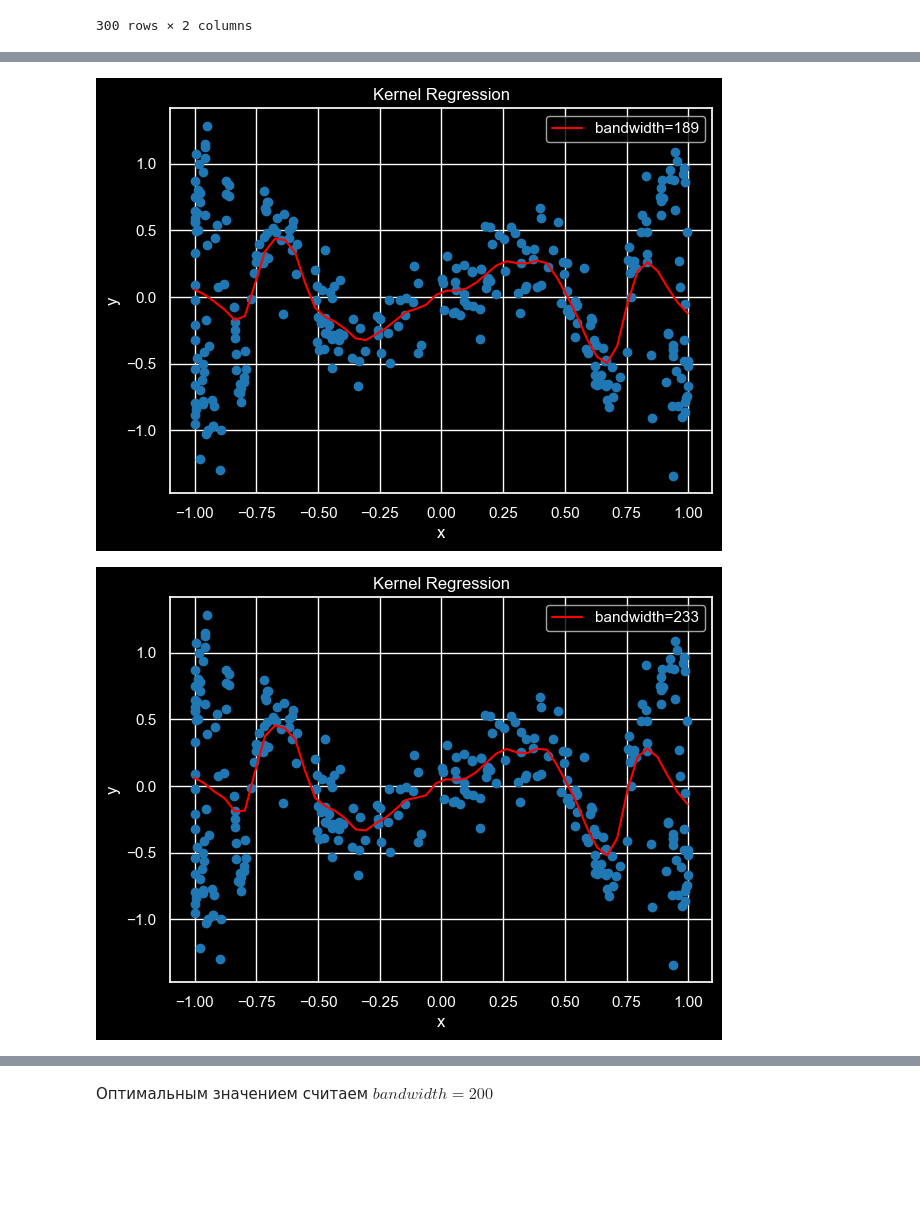
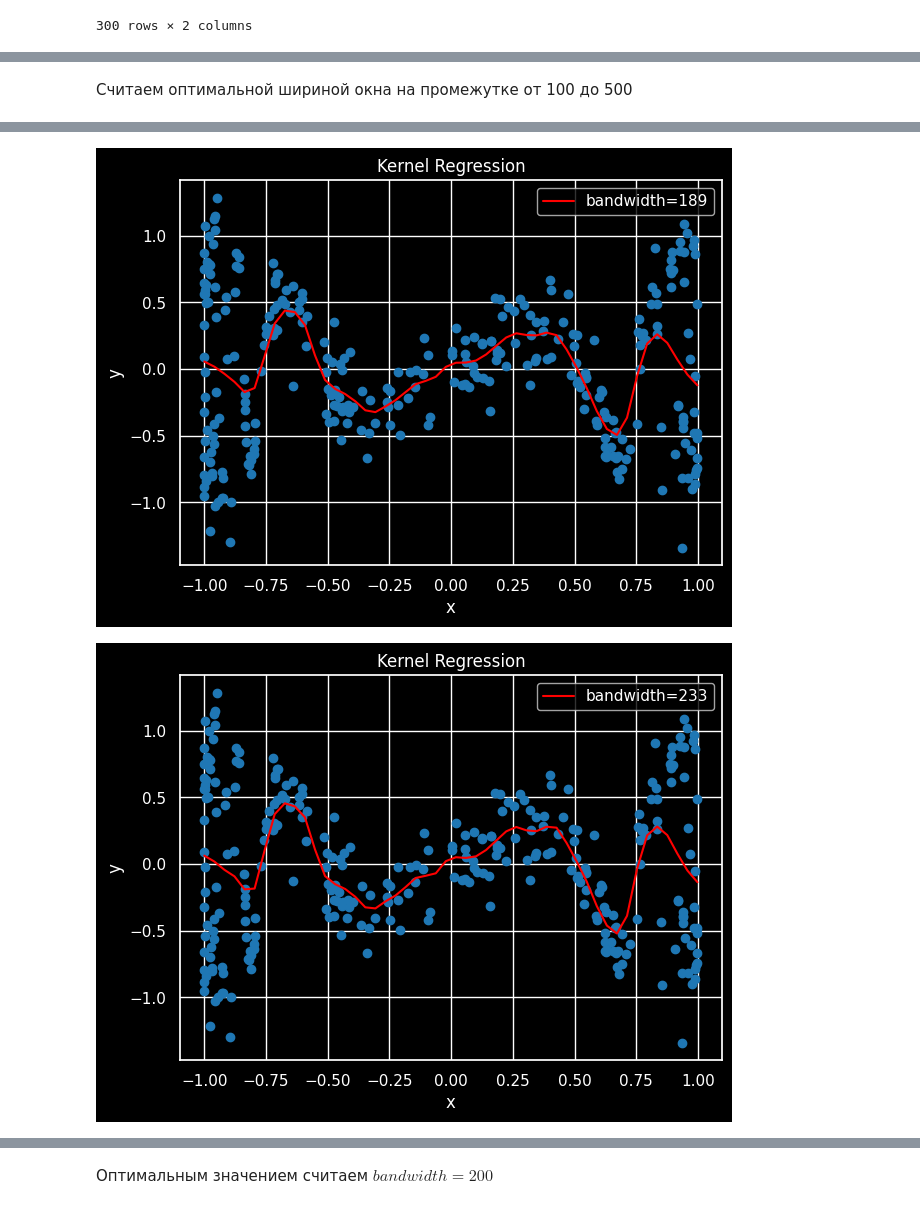
Before and after one commit to voroninip/Statistics, a Jupyter notebook: HW10/HW10.ipynb, the cells around one changed output, grey strips where cells are left out. Saved outputs shown, nothing was run; the diff lists cells and outputs as text; code cells hidden in the pictures; blank space fills up the shorter version.

```diff
--- a/HW10/HW10.ipynb
+++ b/HW10/HW10.ipynb
@@ -39,7 +39,7 @@ data
 | 214 | -0.89 | 14.23 | 0.00 | 2.08 | 73.36 | 0.00 | 8.62 | 1.67 | 0.0 | Head |
 214 rows × 10 columns
 # %%
-x = data['RI']
+x = np.array(data['RI'])
 sns.histplot(x, bins=50, stat='density')
 plt.title("Normalized histogram of RI feature")
 plt.xlabel('RI value');
@@ -142,8 +142,8 @@ data
 | 299 | -0.388703 | -0.475779 |
 300 rows × 2 columns
 # %%
-x = data['x']
-y = data['y']
+x = np.array(data['x'])
+y = np.array(data['y'])
 # %%
 plt.figure(figsize=(10,8))
 plt.scatter(x, y)
@@ -173,7 +158,7 @@ plt.scatter(x, y)
 grid = np.linspace(x.min(), x.max())
 for b in [5, 50, 100, 500, 1000]:
     KR = KernelRegression(gamma=b)
-    KR.fit(np.array(x).reshape(-1, 1), y)
+    KR.fit(x.reshape(-1, 1), y)
     plt.plot(grid, KR.predict(grid.reshape(-1, 1)), label='bandwidth = {}'.format(b))
 
 plt.title("Kernel Regression depending on bandwidth", fontsize=15)
@@ -185,10 +170,12 @@ plt.legend();
+# %% [markdown]
+Считаем оптимальной шириной окна на промежутке от 100 до 500
 # %%
 for b in np.linspace(100, 500, 10):
     plt.figure(figsize=(7, 5))
     plt.title("Kernel Regression")
     plt.scatter(x, y)
     KR = KernelRegression(gamma=b)
-    KR.fit(np.array(x).reshape(-1, 1), y)
+    KR.fit(x.reshape(-1, 1), y)
     plt.plot(grid, KR.predict(grid.reshape(-1, 1)), label='bandwidth=%.0f' %b, color='red')
     plt.xlabel('x')
     plt.ylabel('y')
@@ -199,2 +186,2 @@ for b in np.linspace(100, 500, 10):
-[figure, old version]
+[figure, new version]
-[figure, old version]
+[figure, new version]
```
Also changed, not shown: parts of 13 cells of this notebook.
